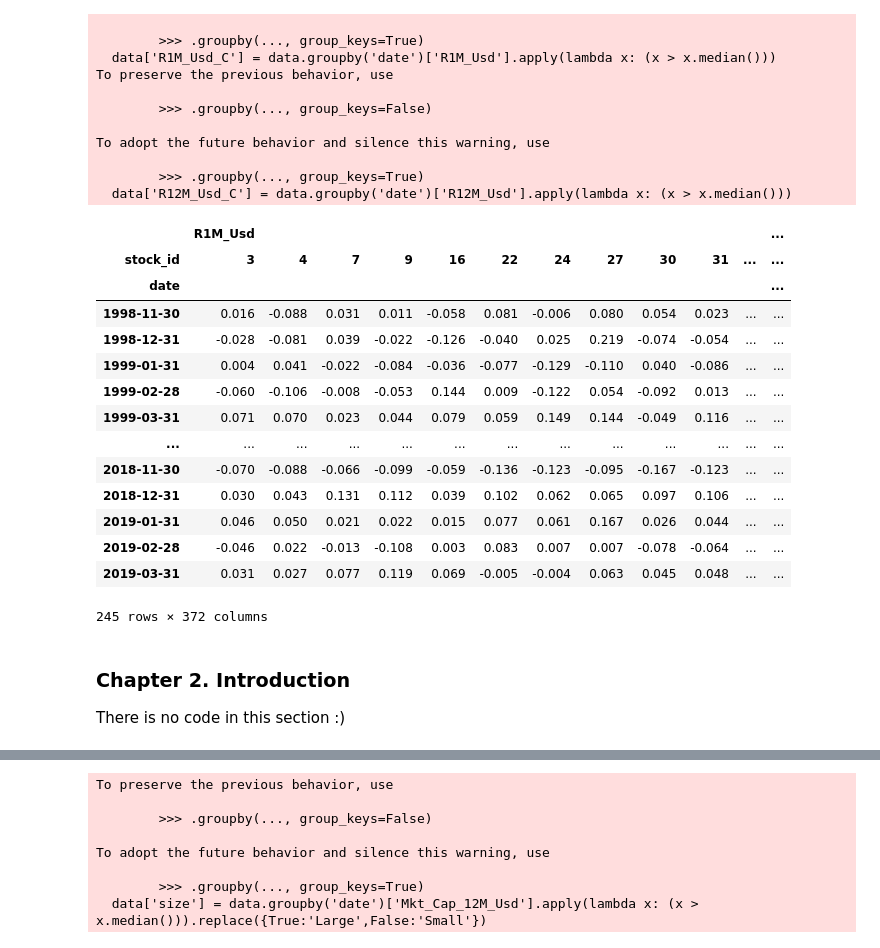
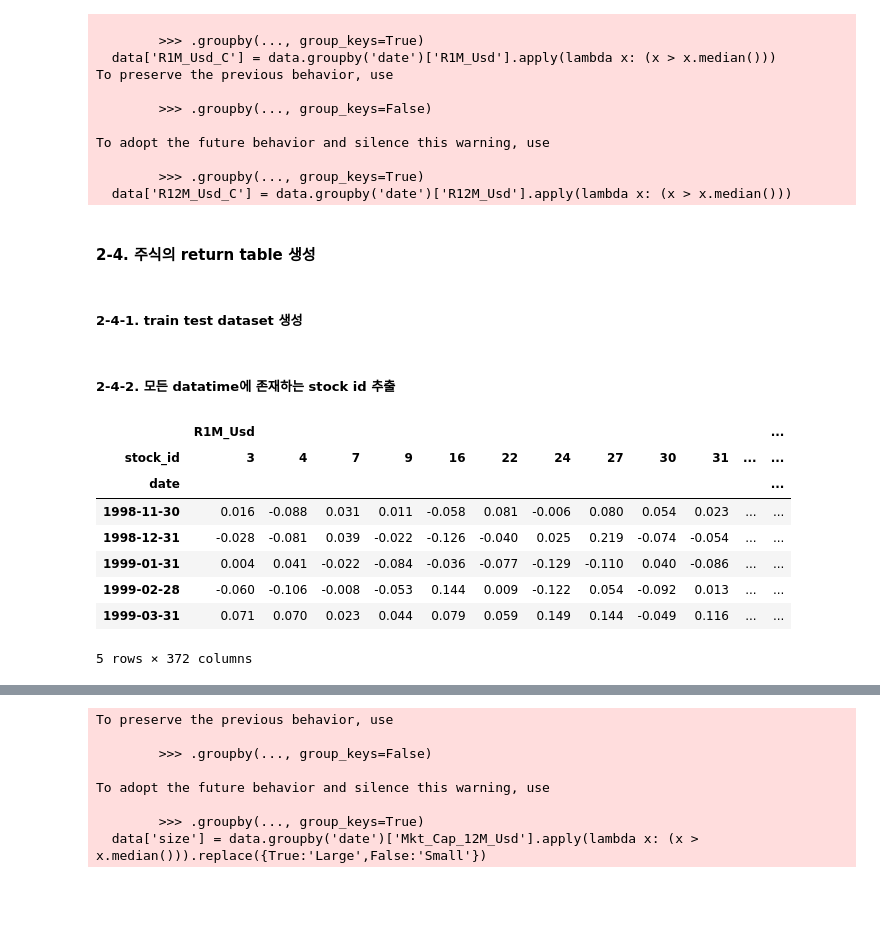
Before and after one commit to donghui-0126/Machine-Learning-for-Factor-Investing, a Jupyter notebook: py_mlfactor.ipynb, the cells around one changed output, grey strips where cells are left out. Saved outputs shown, nothing was run; the diff lists cells and outputs as text; code cells hidden in the pictures; blank space fills up the shorter version.

```diff
--- a/py_mlfactor.ipynb
+++ b/py_mlfactor.ipynb
@@ -137,12 +129,18 @@ To adopt the future behavior and silence this warning, use
 
         >>> .groupby(..., group_keys=True)
   data['R12M_Usd_C'] = data.groupby('date')['R12M_Usd'].apply(lambda x: (x > x.median()))
+# %% [markdown]
+#### **2-4.** 주식의 return table 생성
+# %% [markdown]
+##### 2-4-1. train test dataset 생성
 # %%
 separation_date = '2014-1-15'
 separation_mask = (data['date'] < separation_date)
 
 training_sample = data.loc[separation_mask]
 testing_sample = data.loc[~separation_mask]
+# %% [markdown]
+##### 2-4-2. 모든 datatime에 존재하는 stock id 추출
 # %%
 stock_ids = data['stock_id'].unique().tolist()
 
@@ -153,24 +151,14 @@ stock_ids_short = stocks_with_max_dates.where(stocks_with_max_dates).dropna().in
 returns = data[data['stock_id'].isin(stock_ids_short)][['date','stock_id','R1M_Usd']]
 returns = returns.pivot(index='date',columns='stock_id');
 # %%
-returns
+returns.head()
 # %% [output]
 |  | R1M_Usd |  |  |  |  |  |  |  |  |  |  | ... |
 | stock_id | 3 | 4 | 7 | 9 | 16 | 22 | 24 | 27 | 30 | 31 | ... | ... |
 | date |  |  |  |  |  |  |  |  |  |  |  | ... |
 | 1998-11-30 | 0.016 | -0.088 | 0.031 | 0.011 | -0.058 | 0.081 | -0.006 | 0.080 | 0.054 | 0.023 | ... | ... |
 | 1998-12-31 | -0.028 | -0.081 | 0.039 | -0.022 | -0.126 | -0.040 | 0.025 | 0.219 | -0.074 | -0.054 | ... | ... |
 | 1999-01-31 | 0.004 | 0.041 | -0.022 | -0.084 | -0.036 | -0.077 | -0.129 | -0.110 | 0.040 | -0.086 | ... | ... |
 | 1999-02-28 | -0.060 | -0.106 | -0.008 | -0.053 | 0.144 | 0.009 | -0.122 | 0.054 | -0.092 | 0.013 | ... | ... |
 | 1999-03-31 | 0.071 | 0.070 | 0.023 | 0.044 | 0.079 | 0.059 | 0.149 | 0.144 | -0.049 | 0.116 | ... | ... |
-| ... | ... | ... | ... | ... | ... | ... | ... | ... | ... | ... | ... | ... |
-| 2018-11-30 | -0.070 | -0.088 | -0.066 | -0.099 | -0.059 | -0.136 | -0.123 | -0.095 | -0.167 | -0.123 | ... | ... |
-| 2018-12-31 | 0.030 | 0.043 | 0.131 | 0.112 | 0.039 | 0.102 | 0.062 | 0.065 | 0.097 | 0.106 | ... | ... |
-| 2019-01-31 | 0.046 | 0.050 | 0.021 | 0.022 | 0.015 | 0.077 | 0.061 | 0.167 | 0.026 | 0.044 | ... | ... |
-| 2019-02-28 | -0.046 | 0.022 | -0.013 | -0.108 | 0.003 | 0.083 | 0.007 | 0.007 | -0.078 | -0.064 | ... | ... |
-| 2019-03-31 | 0.031 | 0.027 | 0.077 | 0.119 | 0.069 | -0.005 | -0.004 | 0.063 | 0.045 | 0.048 | ... | ... |
-245 rows × 372 columns
+5 rows × 372 columns
-# %% [markdown]
-### **Chapter 2.** Introduction
-
-There is no code in this section :)
```
Also changed, not shown: parts of 109 cells of this notebook.
